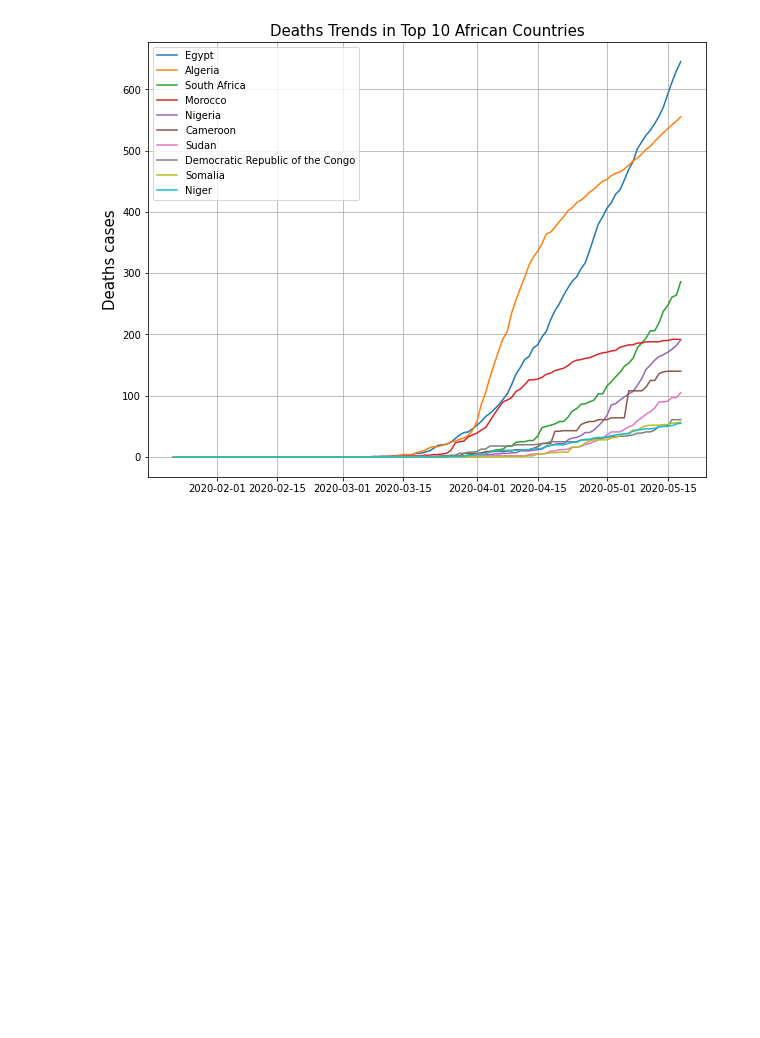
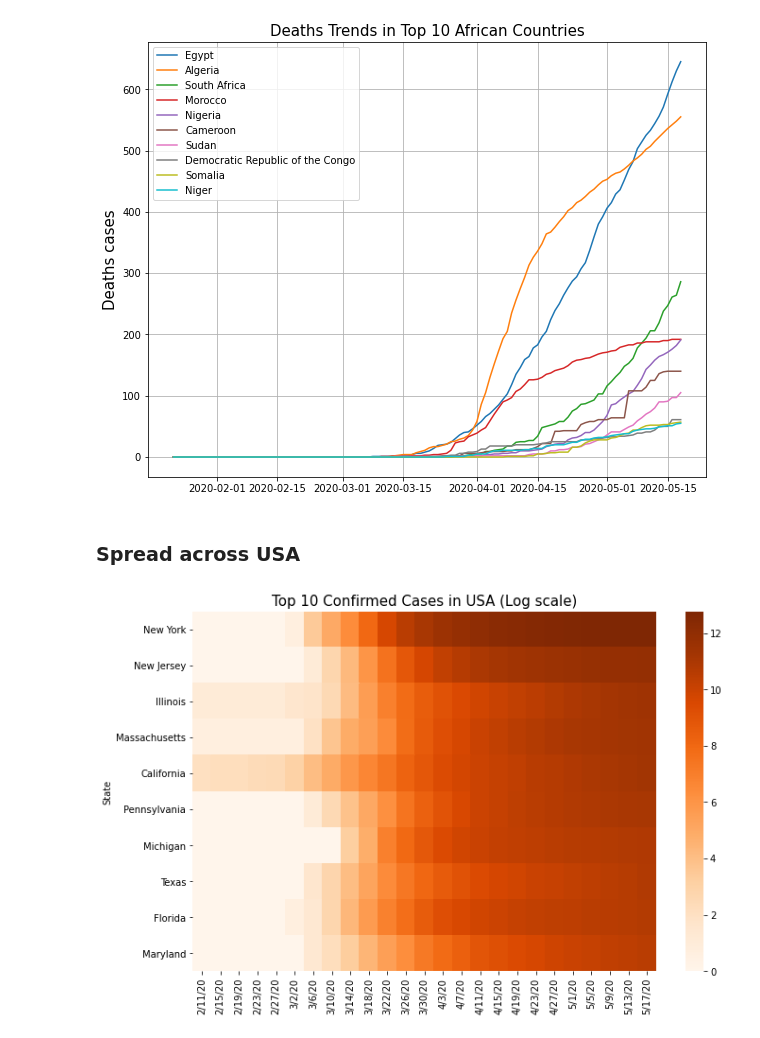
Before and after one commit to ShionFujimori/covid19-analysis, a Jupyter notebook: covid19_analysis.ipynb, the cells around one changed output. Cells and saved outputs as stored; diff of their text form; code cells hidden in the pictures; blank space fills up the shorter version.

Commit message:
Update spread across usa analysis

```diff
--- a/covid19_analysis.ipynb
+++ b/covid19_analysis.ipynb
@@ -864,3 +864,20 @@ plt.title("Deaths Trends in Top 10 African Countries", fontsize=15)
 plt.show()
 # %% [output]
 [figure]
+# %% [markdown]
+### Spread across USA
+# %%
+# Top 10 Confirmed Cases Heatmap
+states = np.asarray(us_confirmed \
+  .sort_values(us_confirmed.columns[-1], ascending=False).State[:10])
+
+us_confirmed_top = us_confirmed.set_index("State").drop(["Population"], axis=1).loc[states,:]
+temp = us_confirmed_top.iloc[:, 20::4]
+temp = np.log1p(temp)
+
+plt.figure(figsize=(11, 7))
+plt.title("Top 10 Confirmed Cases in USA (Log scale)", fontsize=15)
+sns.heatmap(data=temp, cmap="Oranges")
+plt.show()
+# %% [output]
+[figure, added]
```
Also changed, not shown: parts of 3 cells of this notebook.
